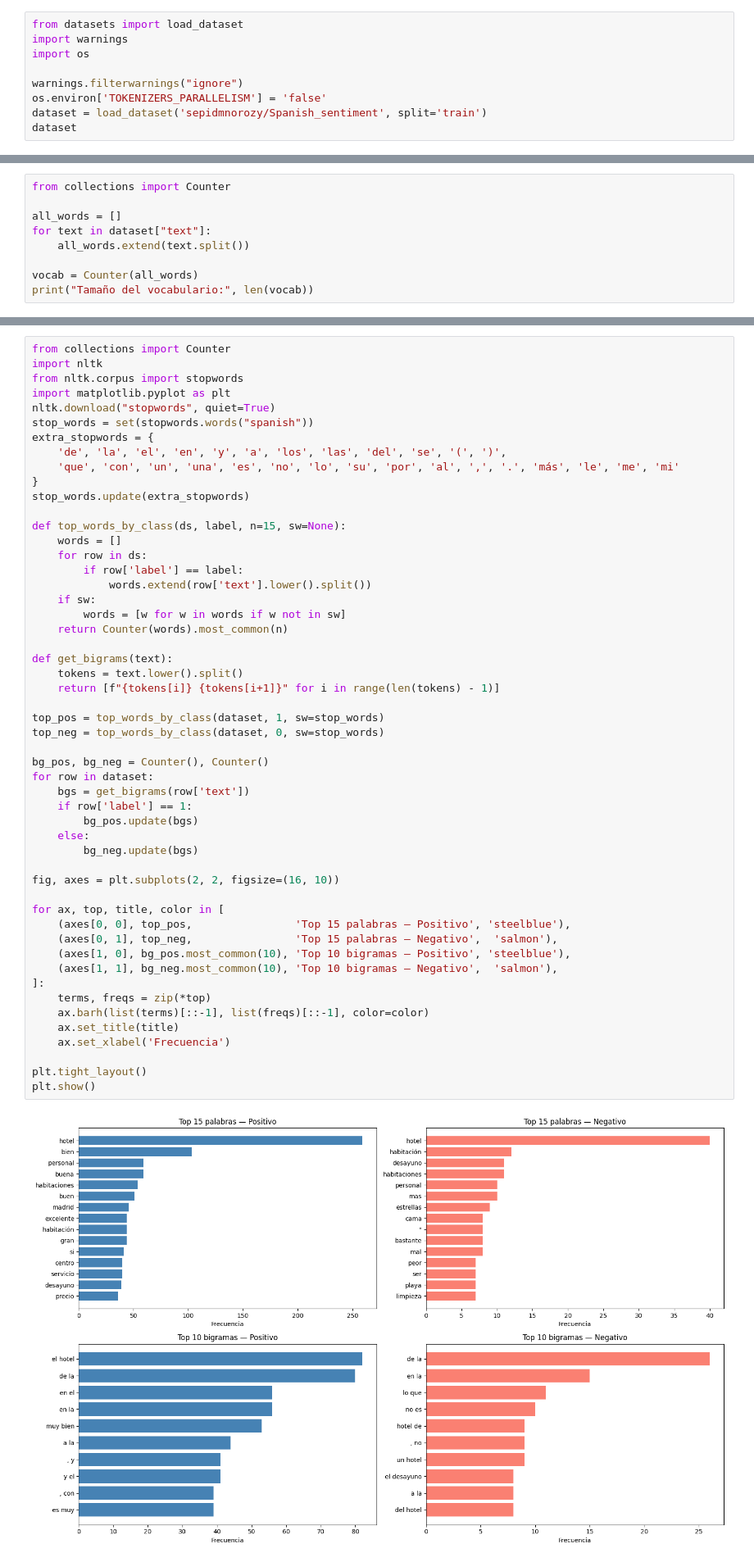
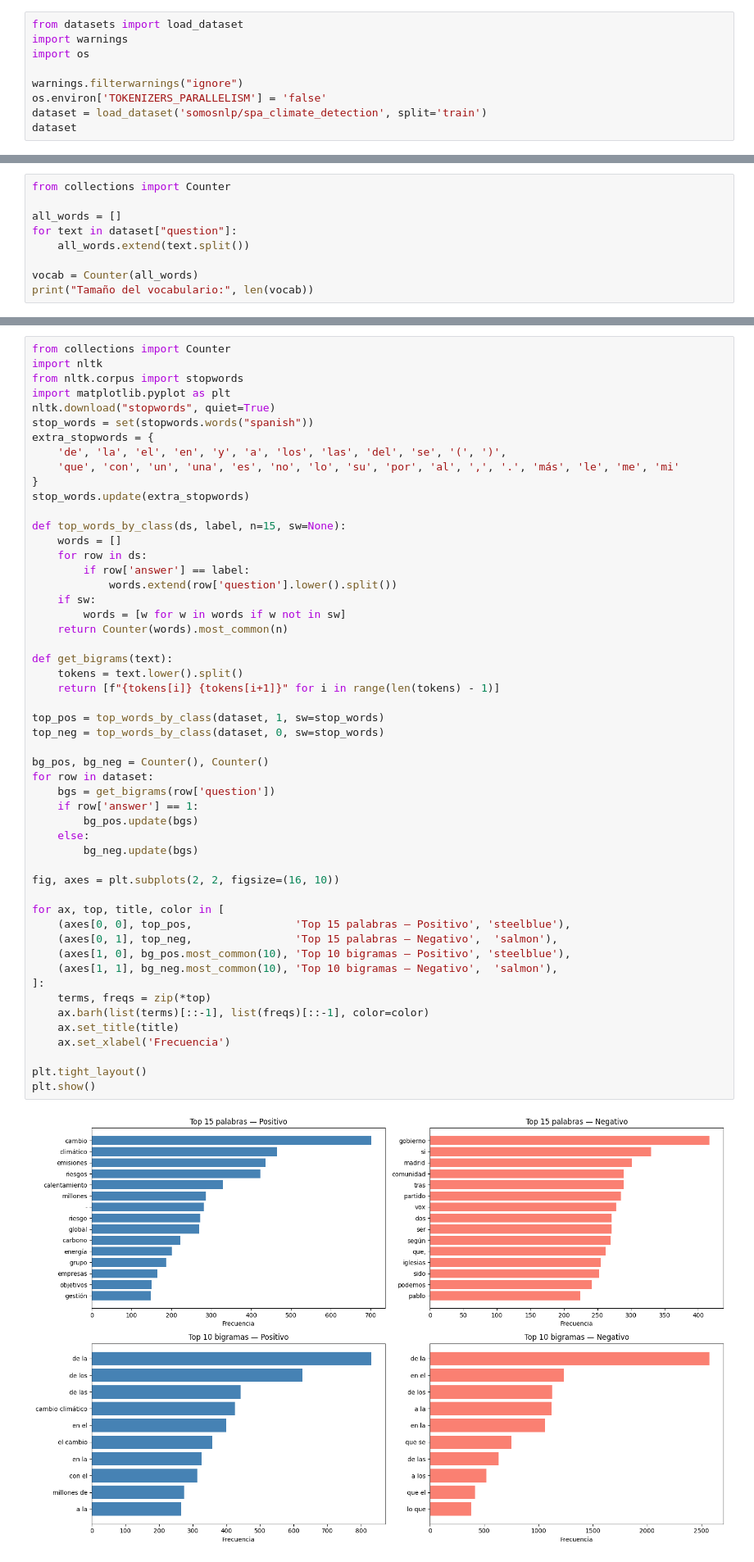
Before and after one commit to sebastianb92/nlp-labs, a Jupyter notebook: Session4/1-Text-classification-BERT.ipynb, the cells around one changed output, grey strips where cells are left out. Shown at 82% size. Cells and saved outputs as stored; diff of their text form.

```diff
--- a/Session4/1-Text-classification-BERT.ipynb
+++ b/Session4/1-Text-classification-BERT.ipynb
@@ -52,7 +52,7 @@ import os
 
 warnings.filterwarnings("ignore")
 os.environ['TOKENIZERS_PARALLELISM'] = 'false'
-dataset = load_dataset('sepidmnorozy/Spanish_sentiment', split='train')
+dataset = load_dataset('somosnlp/spa_climate_detection', split='train')
 dataset
 # %% [output]
 Dataset({
@@ -181,7 +187,7 @@ El promedio de palabras en cada texto es de 16 palabras lo que sugiere textos mo
 from collections import Counter
 
 all_words = []
-for text in dataset["text"]:
+for text in dataset["question"]:
     all_words.extend(text.split())
 
 vocab = Counter(all_words)
@@ -225,44 +231,44 @@ stop_words.update(extra_stopwords)
 def top_words_by_class(ds, label, n=15, sw=None):
     words = []
     for row in ds:
-        if row['label'] == label:
-            words.extend(row['text'].lower().split())
+        if row['answer'] == label:
+            words.extend(row['question'].lower().split())
     if sw:
         words = [w for w in words if w not in sw]
     return Counter(words).most_common(n)
 
 def get_bigrams(text):
     tokens = text.lower().split()
     return [f"{tokens[i]} {tokens[i+1]}" for i in range(len(tokens) - 1)]
 
 top_pos = top_words_by_class(dataset, 1, sw=stop_words)
 top_neg = top_words_by_class(dataset, 0, sw=stop_words)
 
 bg_pos, bg_neg = Counter(), Counter()
 for row in dataset:
-    bgs = get_bigrams(row['text'])
-    if row['label'] == 1:
+    bgs = get_bigrams(row['question'])
+    if row['answer'] == 1:
         bg_pos.update(bgs)
     else:
         bg_neg.update(bgs)
 
 fig, axes = plt.subplots(2, 2, figsize=(16, 10))
 
 for ax, top, title, color in [
     (axes[0, 0], top_pos,                'Top 15 palabras — Positivo', 'steelblue'),
     (axes[0, 1], top_neg,                'Top 15 palabras — Negativo',  'salmon'),
     (axes[1, 0], bg_pos.most_common(10), 'Top 10 bigramas — Positivo', 'steelblue'),
     (axes[1, 1], bg_neg.most_common(10), 'Top 10 bigramas — Negativo',  'salmon'),
 ]:
     terms, freqs = zip(*top)
     ax.barh(list(terms)[::-1], list(freqs)[::-1], color=color)
     ax.set_title(title)
     ax.set_xlabel('Frecuencia')
 
 plt.tight_layout()
 plt.show()
 # %% [output]
-[figure, old version]
+[figure, new version]
 # %% [markdown]
 - **Hay un fuerte efecto del desbalance de clases**: en la clase positiva aparecen frecuencias mucho más altas que en la negativa, lo cual es consistente con que el dataset tiene más ejemplos positivos.
 
```
Also changed, not shown: parts of 11 cells of this notebook.
